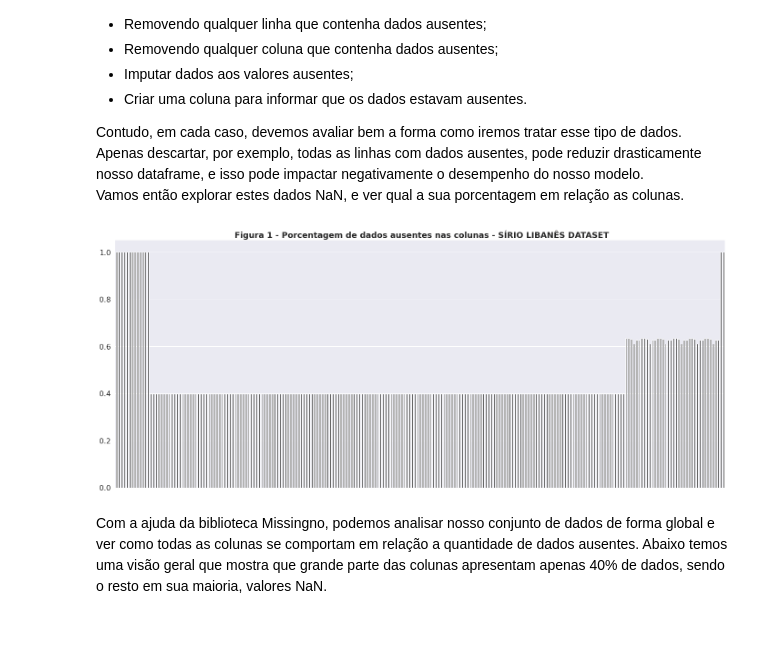
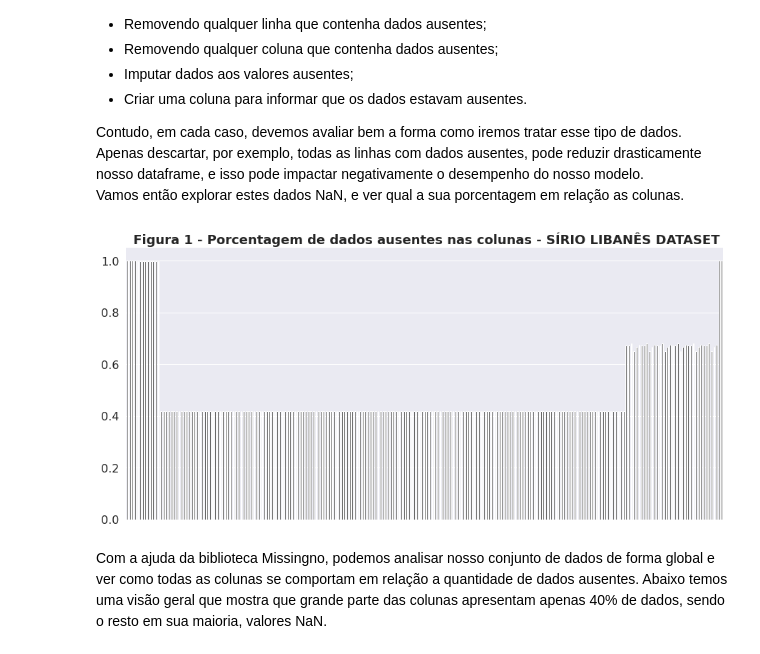
Before and after one commit to MatheusOrange211/Sirio_Libanes_ICU_Prediction, a Jupyter notebook: Visualizando_os_dados_Sirio_Libanes.ipynb, the cells around one changed output. Drawn from its saved outputs; the diff is of its cells as text; code cells hidden in the pictures.

```diff
--- a/Visualizando_os_dados_Sirio_Libanes.ipynb
+++ b/Visualizando_os_dados_Sirio_Libanes.ipynb
@@ -143,13 +146,13 @@ Vamos então explorar estes dados NaN, e ver qual a sua porcentagem em relação
 # %%
 # msno.matrix(dados.sample(500),figsize=(15,8)).get_figure();
 # %%
-grafico_dados_faltantes = msno.bar(dados.sample(500))
+grafico_dados_faltantes = msno.bar(dados.sample(500),figsize=(15,7))
 plt.title(" Figura 1 - Porcentagem de dados ausentes nas colunas - SÍRIO LIBANÊS DATASET",
           size=18,weight='bold')
 
 grafico_dados_faltantes.get_figure();
 # %% [output]
-[figure, old version]
+[figure, new version]
 # %% [markdown]
 Com a ajuda da biblioteca Missingno, podemos analisar nosso conjunto de dados de forma global e ver como todas as colunas se comportam em relação a quantidade de dados ausentes. Abaixo temos uma visão geral que mostra que grande parte das colunas apresentam apenas 40% de dados, sendo o resto em sua maioria, valores NaN.
 # %% [markdown]
```
Also changed, not shown: parts of 16 cells of this notebook.
